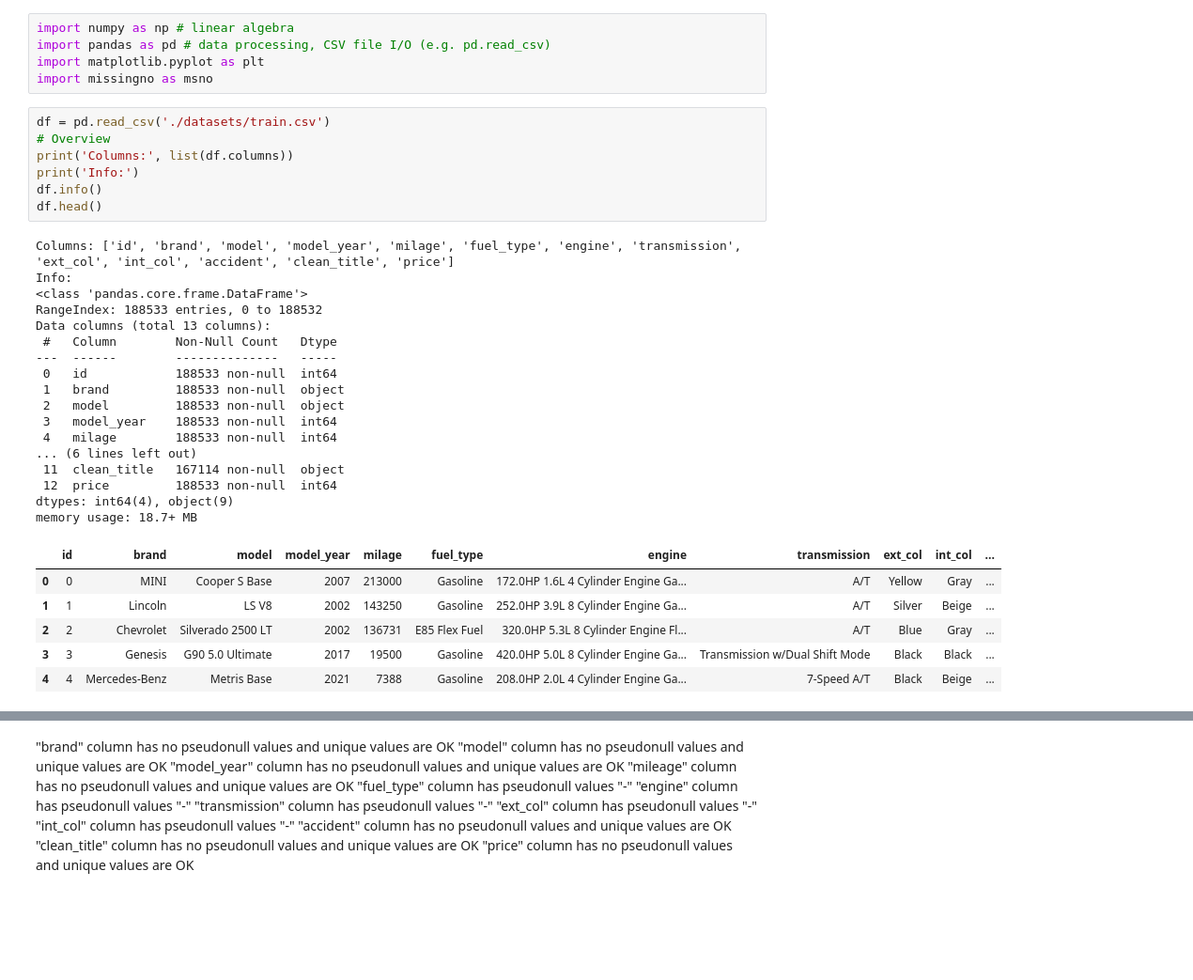
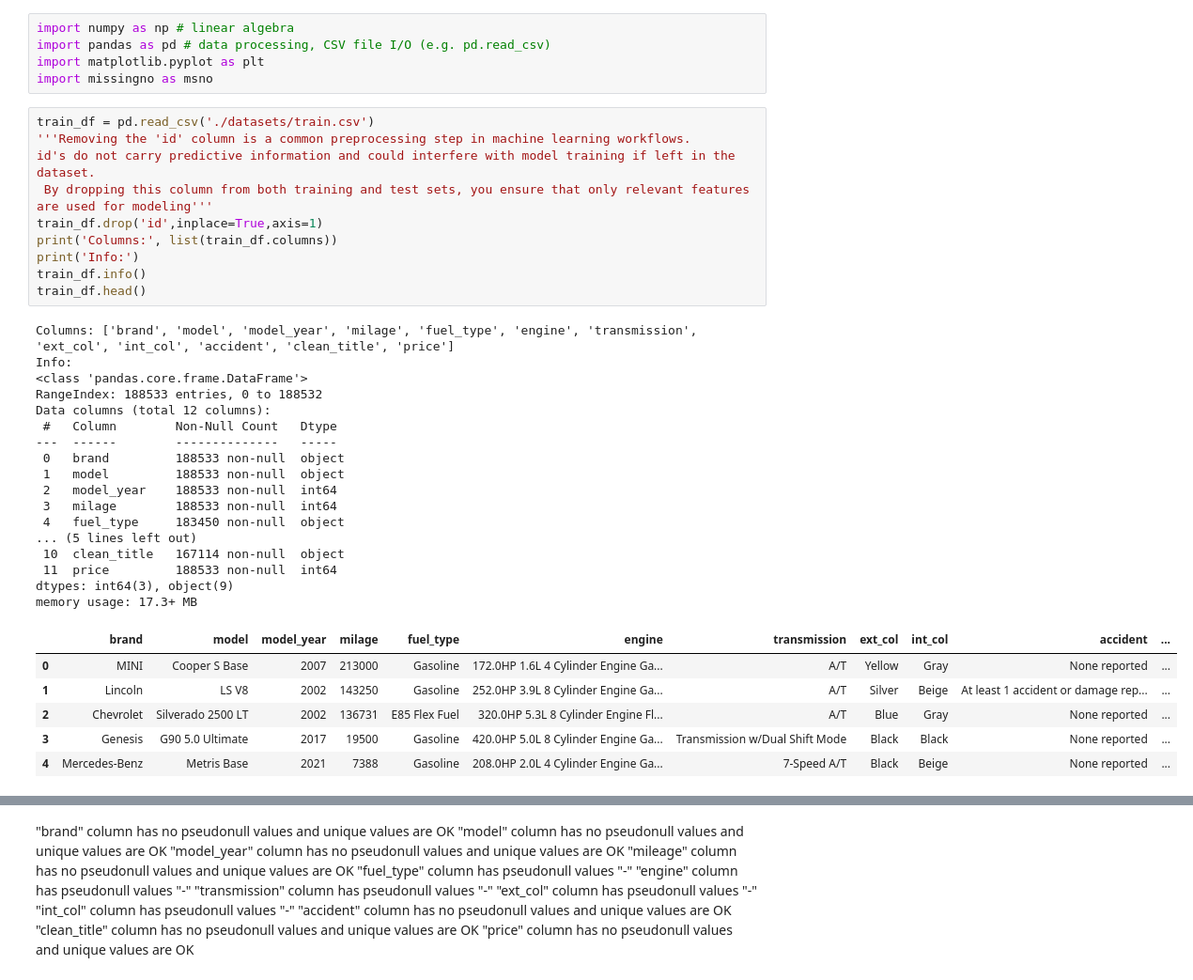
Before and after one commit to Factoria-F5-madrid/ai-project-Regression_equipo4, a Jupyter notebook: eda-of-used-car-prices.ipynb, the cells around one changed output, grey strips where cells are left out. Shown at 94% size. Saved outputs shown, nothing was run; the diff lists cells and outputs as text; blank space fills up the shorter version.

```diff
--- a/eda-of-used-car-prices.ipynb
+++ b/eda-of-used-car-prices.ipynb
@@ -4,36 +4,39 @@ import pandas as pd # data processing, CSV file I/O (e.g. pd.read_csv)
 import matplotlib.pyplot as plt
 import missingno as msno
 # %%
-df = pd.read_csv('./datasets/train.csv')
-# Overview
-print('Columns:', list(df.columns))
+train_df = pd.read_csv('./datasets/train.csv')
+'''Removing the 'id' column is a common preprocessing step in machine learning workflows.
+id's do not carry predictive information and could interfere with model training if left in the dataset.
+ By dropping this column from both training and test sets, you ensure that only relevant features are used for modeling'''
+train_df.drop('id',inplace=True,axis=1)
+print('Columns:', list(train_df.columns))
 print('Info:')
-df.info()
-df.head()
+train_df.info()
+train_df.head()
 # %% [output]
-Columns: ['id', 'brand', 'model', 'model_year', 'milage', 'fuel_type', 'engine', 'transmission', 'ext_col', 'int_col', 'accident', 'clean_title', 'price']
+Columns: ['brand', 'model', 'model_year', 'milage', 'fuel_type', 'engine', 'transmission', 'ext_col', 'int_col', 'accident', 'clean_title', 'price']
 Info:
 <class 'pandas.core.frame.DataFrame'>
 RangeIndex: 188533 entries, 0 to 188532
-Data columns (total 13 columns):
+Data columns (total 12 columns):
  #   Column        Non-Null Count   Dtype
 ---  ------        --------------   -----
- 0   id            188533 non-null  int64
- 1   brand         188533 non-null  object
- 2   model         188533 non-null  object
- 3   model_year    188533 non-null  int64
- 4   milage        188533 non-null  int64
-... (6 lines left out)
- 11  clean_title   167114 non-null  object
- 12  price         188533 non-null  int64
-dtypes: int64(4), object(9)
-memory usage: 18.7+ MB
+ 0   brand         188533 non-null  object
+ 1   model         188533 non-null  object
+ 2   model_year    188533 non-null  int64
+ 3   milage        188533 non-null  int64
+ 4   fuel_type     183450 non-null  object
+... (5 lines left out)
+ 10  clean_title   167114 non-null  object
+ 11  price         188533 non-null  int64
+dtypes: int64(3), object(9)
+memory usage: 17.3+ MB
-|  | id | brand | model | model_year | milage | fuel_type | engine | transmission | ext_col | int_col | ... |
-| 0 | 0 | MINI | Cooper S Base | 2007 | 213000 | Gasoline | 172.0HP 1.6L 4 Cylinder Engine Ga... | A/T | Yellow | Gray | ... |
-| 1 | 1 | Lincoln | LS V8 | 2002 | 143250 | Gasoline | 252.0HP 3.9L 8 Cylinder Engine Ga... | A/T | Silver | Beige | ... |
-| 2 | 2 | Chevrolet | Silverado 2500 LT | 2002 | 136731 | E85 Flex Fuel | 320.0HP 5.3L 8 Cylinder Engine Fl... | A/T | Blue | Gray | ... |
-| 3 | 3 | Genesis | G90 5.0 Ultimate | 2017 | 19500 | Gasoline | 420.0HP 5.0L 8 Cylinder Engine Ga... | Transmission w/Dual Shift Mode | Black | Black | ... |
-| 4 | 4 | Mercedes-Benz | Metris Base | 2021 | 7388 | Gasoline | 208.0HP 2.0L 4 Cylinder Engine Ga... | 7-Speed A/T | Black | Beige | ... |
+|  | brand | model | model_year | milage | fuel_type | engine | transmission | ext_col | int_col | accident | ... |
+| 0 | MINI | Cooper S Base | 2007 | 213000 | Gasoline | 172.0HP 1.6L 4 Cylinder Engine Ga... | A/T | Yellow | Gray | None reported | ... |
+| 1 | Lincoln | LS V8 | 2002 | 143250 | Gasoline | 252.0HP 3.9L 8 Cylinder Engine Ga... | A/T | Silver | Beige | At least 1 accident or damage rep... | ... |
+| 2 | Chevrolet | Silverado 2500 LT | 2002 | 136731 | E85 Flex Fuel | 320.0HP 5.3L 8 Cylinder Engine Fl... | A/T | Blue | Gray | None reported | ... |
+| 3 | Genesis | G90 5.0 Ultimate | 2017 | 19500 | Gasoline | 420.0HP 5.0L 8 Cylinder Engine Ga... | Transmission w/Dual Shift Mode | Black | Black | None reported | ... |
+| 4 | Mercedes-Benz | Metris Base | 2021 | 7388 | Gasoline | 208.0HP 2.0L 4 Cylinder Engine Ga... | 7-Speed A/T | Black | Beige | None reported | ... |
 # %%
 # check pseudonull values and uniqueness faults
 print("\nUnique values in each column (nan is not a value):")
```
Also changed, not shown: parts of 9 cells of this notebook, 1 other file.
